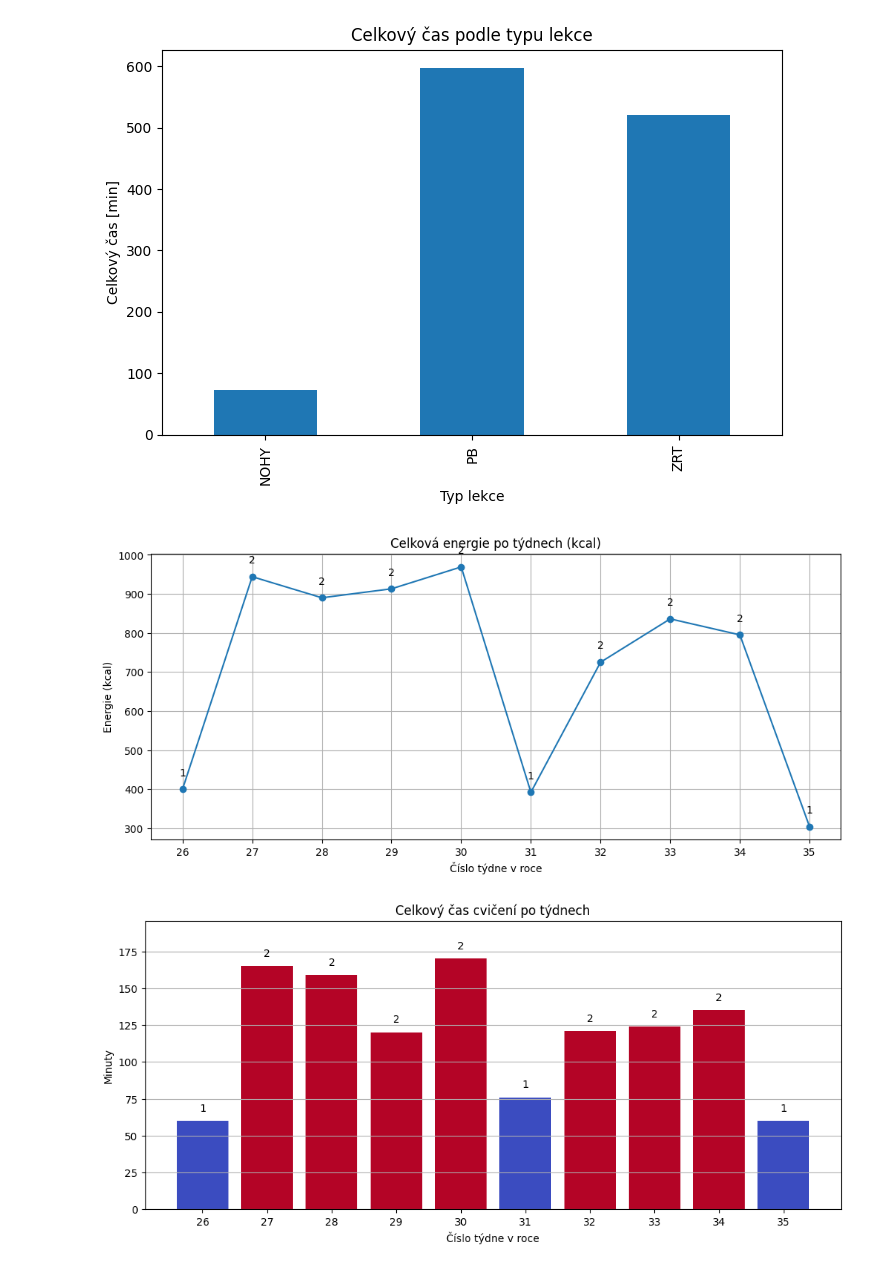
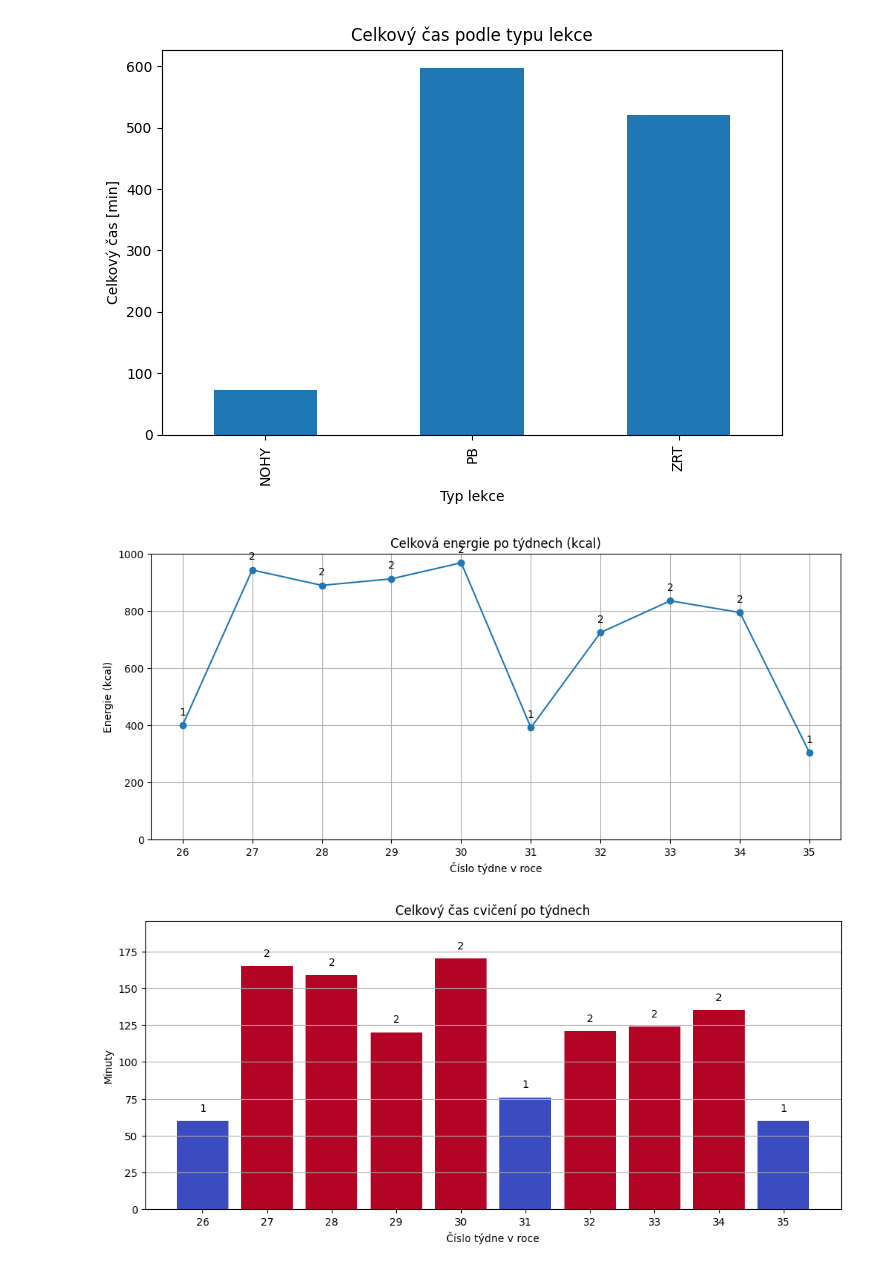
Before and after one commit to MarekCoderslab/TOPFIT, a Jupyter notebook: TOPFit_workout.ipynb, the cells around one changed output. Saved outputs shown, nothing was run; the diff lists cells and outputs as text; code cells hidden in the pictures.

```diff
--- a/TOPFit_workout.ipynb
+++ b/TOPFit_workout.ipynb
@@ -373,34 +401,35 @@ all_weeks = pd.RangeIndex(df["week"].min(), df["week"].max() + 1)
 # součet energie po týdnech (0 pro chybějící týdny)
 weekly_energy = (
     df.groupby("week", observed=True)["energy"]
       .sum(min_count=1)              # když v týdnu není žádná energie, zůstane NaN
       .reindex(all_weeks, fill_value=0)
       .fillna(0)
 )
 
 # počet lekcí po týdnech (pro popisky)
 weekly_counts = (
     df.groupby("week", observed=True)
       .size()
       .reindex(all_weeks, fill_value=0)
 )
 
 # graf
 ax = weekly_energy.plot(kind="line", marker="o", figsize=(12, 5))
+ax.set_ylim(0, 1000)
 plt.title("Celková energie po týdnech (kcal)")
 plt.xlabel("Číslo týdne v roce")
 plt.ylabel("Energie (kcal)")
 plt.xticks(list(all_weeks))
 plt.grid(True)
 
 # popisky: počet lekcí nad body
 offset = max(1, weekly_energy.max() * 0.03)  # drobný odsaz
 for week, value in weekly_energy.items():
     ax.text(week, value + offset, str(int(weekly_counts.loc[week])), ha="center", va="bottom")
 
 plt.show()
 # %% [output]
-[figure, old version]
+[figure, new version]
 # %%
 import matplotlib.pyplot as plt
 import matplotlib.cm as cm
```
Also changed, not shown: parts of 2 cells of this notebook, 3 other files.
